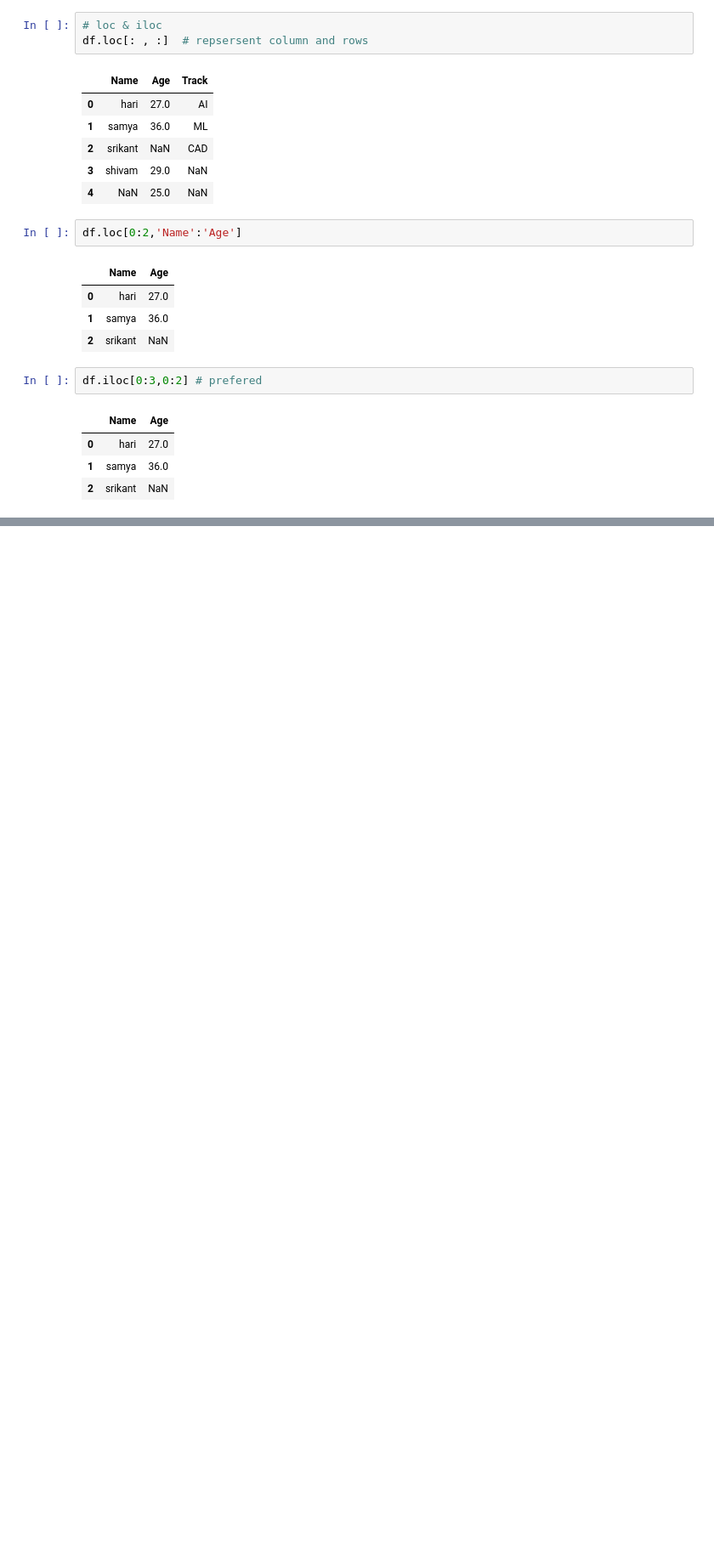
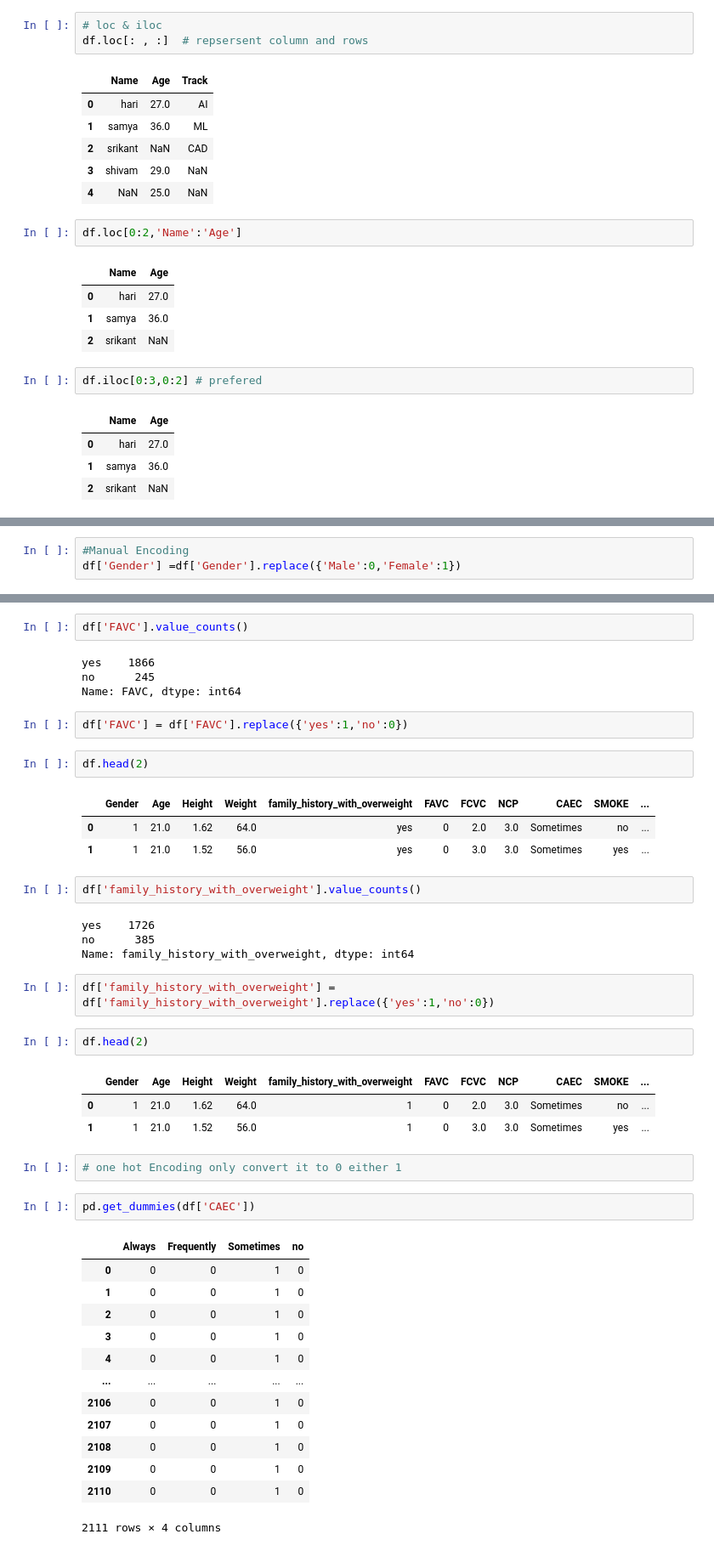
Before and after one commit to Dalvisneha12/IBM_AIMI_Cloud_python, a Jupyter notebook: Numpy&pandas_Basic.ipynb, the cells around one changed output, grey strips where cells are left out. Shown at 85% size. Drawn from its saved outputs; the diff is of its cells as text; blank space fills up the shorter version.

```diff
--- a/Numpy&pandas_Basic.ipynb
+++ b/Numpy&pandas_Basic.ipynb
@@ -251,0 +333,3 @@ df.iloc[0:3,0:2] # prefered
+# %%
+#Manual Encoding
+df['Gender'] =df['Gender'].replace({'Male':0,'Female':1})
@@ -251,0 +343,46 @@ df.iloc[0:3,0:2] # prefered
+# %%
+df['FAVC'].value_counts()
+# %% [output]
+yes    1866
+no      245
+Name: FAVC, dtype: int64
+# %%
+df['FAVC'] = df['FAVC'].replace({'yes':1,'no':0})
+# %%
+df.head(2)
+# %% [output]
+|  | Gender | Age | Height | Weight | family_history_with_overweight | FAVC | FCVC | NCP | CAEC | SMOKE | ... |
+| 0 | 1 | 21.0 | 1.62 | 64.0 | yes | 0 | 2.0 | 3.0 | Sometimes | no | ... |
+| 1 | 1 | 21.0 | 1.52 | 56.0 | yes | 0 | 3.0 | 3.0 | Sometimes | yes | ... |
+# %%
+df['family_history_with_overweight'].value_counts()
+# %% [output]
+yes    1726
+no      385
+Name: family_history_with_overweight, dtype: int64
+# %%
+df['family_history_with_overweight'] = df['family_history_with_overweight'].replace({'yes':1,'no':0})
+# %%
+df.head(2)
+# %% [output]
+|  | Gender | Age | Height | Weight | family_history_with_overweight | FAVC | FCVC | NCP | CAEC | SMOKE | ... |
+| 0 | 1 | 21.0 | 1.62 | 64.0 | 1 | 0 | 2.0 | 3.0 | Sometimes | no | ... |
+| 1 | 1 | 21.0 | 1.52 | 56.0 | 1 | 0 | 3.0 | 3.0 | Sometimes | yes | ... |
+# %%
+# one hot Encoding only convert it to 0 either 1
+# %%
+pd.get_dummies(df['CAEC'])
+# %% [output]
+|  | Always | Frequently | Sometimes | no |
+| 0 | 0 | 0 | 1 | 0 |
+| 1 | 0 | 0 | 1 | 0 |
+| 2 | 0 | 0 | 1 | 0 |
+| 3 | 0 | 0 | 1 | 0 |
+| 4 | 0 | 0 | 1 | 0 |
+| ... | ... | ... | ... | ... |
+| 2106 | 0 | 0 | 1 | 0 |
+| 2107 | 0 | 0 | 1 | 0 |
+| 2108 | 0 | 0 | 1 | 0 |
+| 2109 | 0 | 0 | 1 | 0 |
+| 2110 | 0 | 0 | 1 | 0 |
+2111 rows × 4 columns
```
Also changed, not shown: parts of 39 cells of this notebook.
